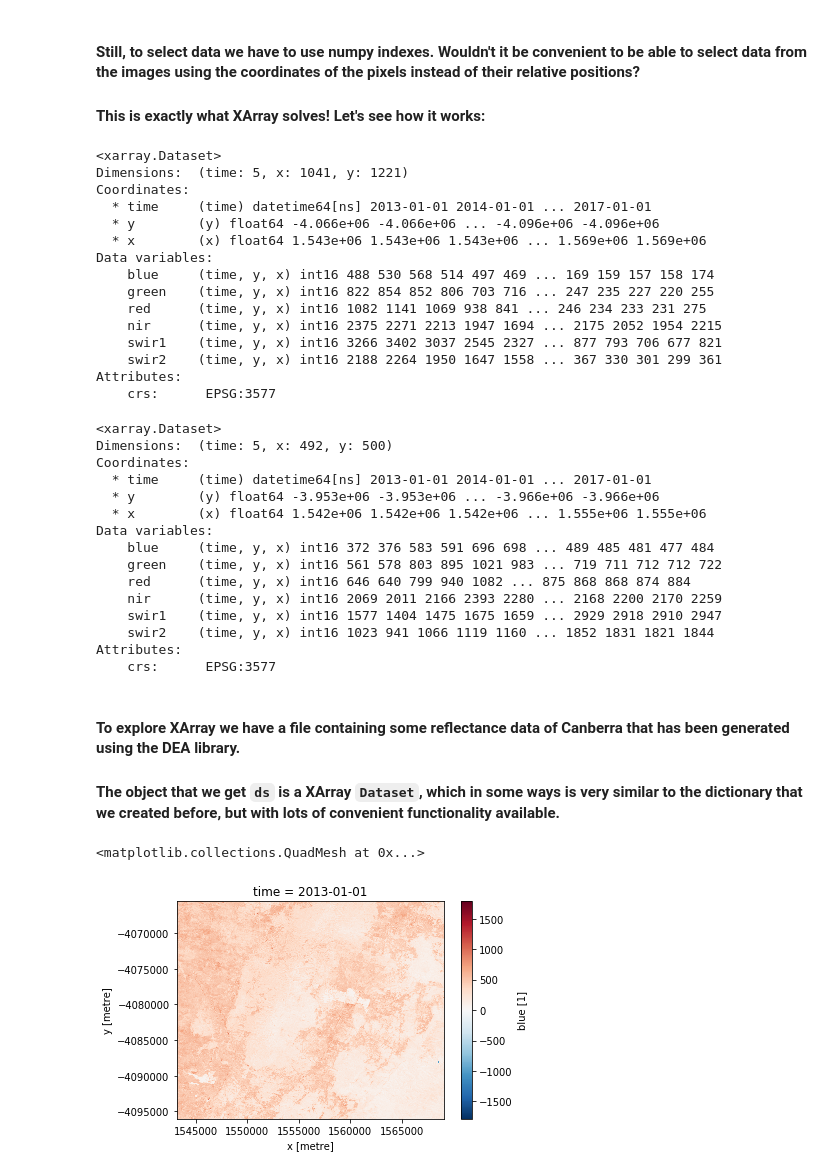
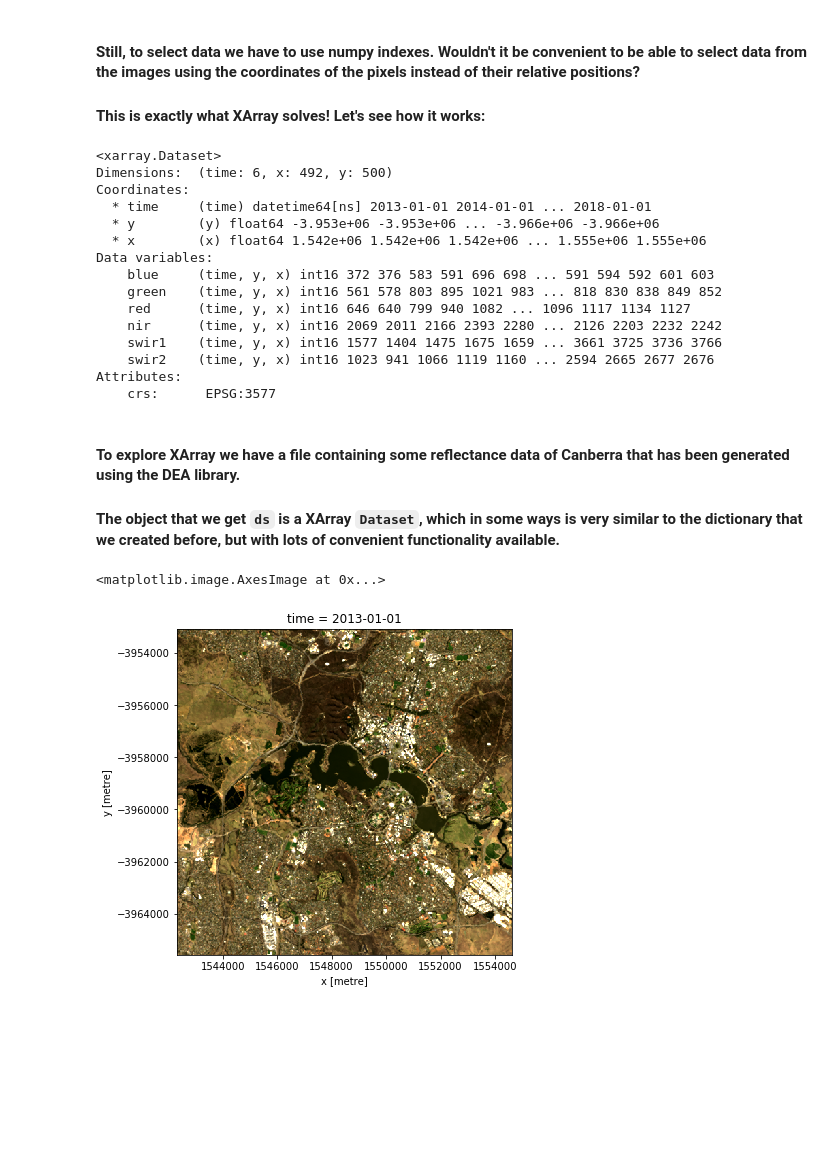
Before and after one commit to ANU-WALD/dea_training, a Jupyter notebook: materials/day1/5_dea_start.ipynb, the cells around one changed output. Drawn from its saved outputs; the diff is of its cells as text; code cells hidden in the pictures; blank space fills up the shorter version.

```diff
--- a/materials/day1/5_dea_start.ipynb
+++ b/materials/day1/5_dea_start.ipynb
@@ -40,31 +41,6 @@ dc.list_products()
 #### Still, to select data we have to use numpy indexes. Wouldn't it be convenient to be able to select data from the images using the coordinates of the pixels instead of their relative positions?
 
 #### This is exactly what XArray solves! Let's see how it works:
-# %%
-%matplotlib inline
-import matplotlib.pyplot as plt
-
-ds = dc.load(product='ls8_nbart_geomedian_annual',
-               x=(1543137.5, 1569137.5), y=(-4065537.5, -4096037.5), crs='EPSG:3577',
-               time=('2010-01-01', '2019-01-01'))
-
-ds
-# %% [output]
-<xarray.Dataset>
-Dimensions:  (time: 5, x: 1041, y: 1221)
-Coordinates:
-  * time     (time) datetime64[ns] 2013-01-01 2014-01-01 ... 2017-01-01
-  * y        (y) float64 -4.066e+06 -4.066e+06 ... -4.096e+06 -4.096e+06
-  * x        (x) float64 1.543e+06 1.543e+06 1.543e+06 ... 1.569e+06 1.569e+06
-Data variables:
-    blue     (time, y, x) int16 488 530 568 514 497 469 ... 169 159 157 158 174
-    green    (time, y, x) int16 822 854 852 806 703 716 ... 247 235 227 220 255
-    red      (time, y, x) int16 1082 1141 1069 938 841 ... 246 234 233 231 275
-    nir      (time, y, x) int16 2375 2271 2213 1947 1694 ... 2175 2052 1954 2215
-    swir1    (time, y, x) int16 3266 3402 3037 2545 2327 ... 877 793 706 677 821
-    swir2    (time, y, x) int16 2188 2264 1950 1647 1558 ... 367 330 301 299 361
-Attributes:
-    crs:      EPSG:3577
 # %%
 query={'lat': (-35.25, -35.35),
          'lon': (149.05, 149.17),
@@ -75,18 +51,18 @@ ds = dc.load(product='ls8_nbart_geomedian_annual', **query)
 ds
 # %% [output]
 <xarray.Dataset>
-Dimensions:  (time: 5, x: 492, y: 500)
+Dimensions:  (time: 6, x: 492, y: 500)
 Coordinates:
-  * time     (time) datetime64[ns] 2013-01-01 2014-01-01 ... 2017-01-01
+  * time     (time) datetime64[ns] 2013-01-01 2014-01-01 ... 2018-01-01
   * y        (y) float64 -3.953e+06 -3.953e+06 ... -3.966e+06 -3.966e+06
   * x        (x) float64 1.542e+06 1.542e+06 1.542e+06 ... 1.555e+06 1.555e+06
 Data variables:
-    blue     (time, y, x) int16 372 376 583 591 696 698 ... 489 485 481 477 484
-    green    (time, y, x) int16 561 578 803 895 1021 983 ... 719 711 712 712 722
-    red      (time, y, x) int16 646 640 799 940 1082 ... 875 868 868 874 884
-    nir      (time, y, x) int16 2069 2011 2166 2393 2280 ... 2168 2200 2170 2259
-    swir1    (time, y, x) int16 1577 1404 1475 1675 1659 ... 2929 2918 2910 2947
-    swir2    (time, y, x) int16 1023 941 1066 1119 1160 ... 1852 1831 1821 1844
+    blue     (time, y, x) int16 372 376 583 591 696 698 ... 591 594 592 601 603
+    green    (time, y, x) int16 561 578 803 895 1021 983 ... 818 830 838 849 852
+    red      (time, y, x) int16 646 640 799 940 1082 ... 1096 1117 1134 1127
+    nir      (time, y, x) int16 2069 2011 2166 2393 2280 ... 2126 2203 2232 2242
+    swir1    (time, y, x) int16 1577 1404 1475 1675 1659 ... 3661 3725 3736 3766
+    swir2    (time, y, x) int16 1023 941 1066 1119 1160 ... 2594 2665 2677 2676
 Attributes:
     crs:      EPSG:3577
 # %% [markdown]
@@ -94,8 +70,8 @@ Attributes:
 
 #### The object that we get `ds` is a XArray `Dataset`, which in some ways is very similar to the dictionary that we created before, but with lots of convenient functionality available.
 # %%
-ds.blue.isel(time=0).plot()
+ds[['red', 'green', 'blue']].isel(time=0).to_array().plot.imshow(robust=True, figsize=(6,6))
 # %% [output]
-<matplotlib.collections.QuadMesh at 0x...>
+<matplotlib.image.AxesImage at 0x...>
-[figure, old version]
+[figure, new version]
 # %% [markdown]
```
Also changed, not shown: parts of 28 cells of this notebook, 4 other files.
